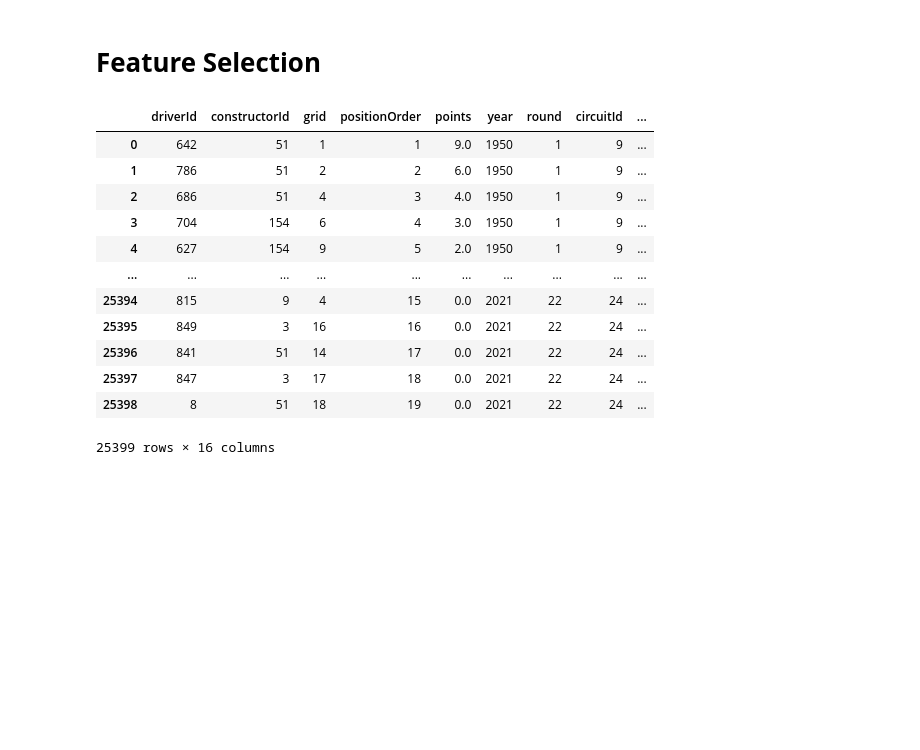
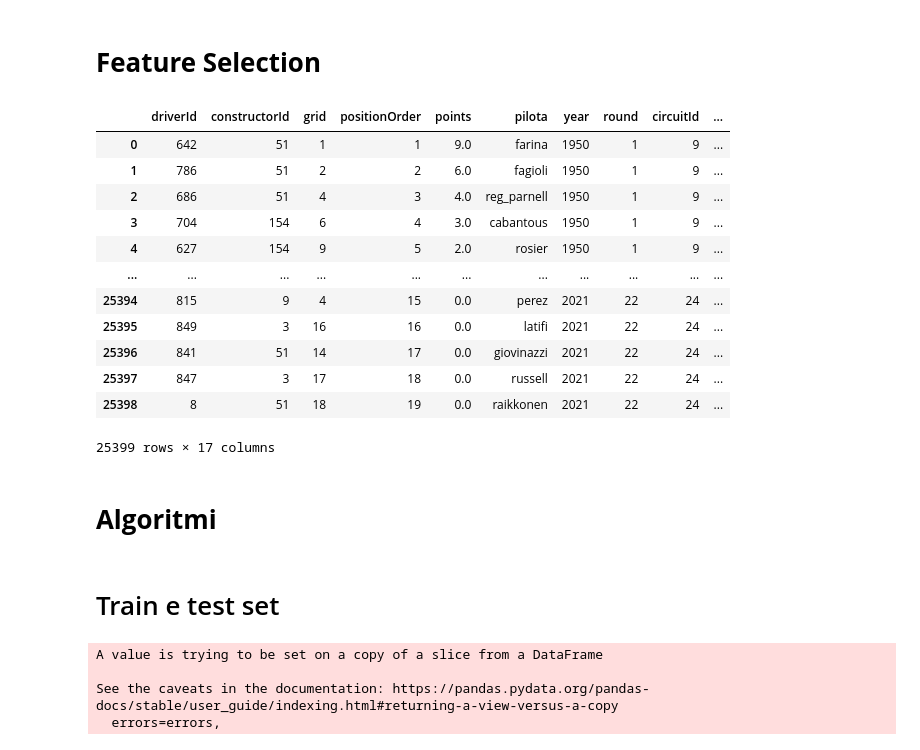
Before and after one commit to giorgio-angelo-esposito/F1WP, a Jupyter notebook: F1WP.ipynb, the cells around one changed output. Cells and saved outputs as stored; diff of their text form; code cells hidden in the pictures; blank space fills up the shorter version.

Commit message:
Aggiornamento notebook
Inseriti algoritmi di machine learning e sezione per la demo da mostrare all'esame

```diff
--- a/F1WP.ipynb
+++ b/F1WP.ipynb
@@ -1219,45 +1219,47 @@ F1WP.shape
 F1WP = pd.merge(F1WP,races,on='raceId')
 F1WP.drop(columns=['name','date','time','url'],inplace=True)
 F1WP.shape
 
 
 F1WP = pd.merge(F1WP,df1,on=['driverId','raceId'],how = 'left')
-F1WP.drop(columns=['driverRef_x','driverRef_y'],inplace=True)
+F1WP.drop(columns=['driverRef_y'],inplace=True)
+F1WP.rename({'driverRef_x':'pilota'},axis = 1,inplace=True)
 F1WP
 
 F1WP = pd.merge(F1WP,df2,on=['constructorId','raceId'],how = 'left')
 F1WP.drop(columns=['constructorRef_x','constructorRef_y'],inplace=True)
 F1WP.fillna(0, inplace=True)
 
 F1WP.sort_values(['year','round','positionOrder'],inplace = True)
 
 F1WP['incidenti_pilota'] = 0 #numero di incidenti che il pilota ha fatto dall'inizio della carriere
 F1WP['incidenti_circuito'] = 0 #numero di incidenti di un pilota sui vari circuiti
 F1WP['vincitori_dalla_pole'] = 0 #numero di vittorie dalla pole del pilota
 F1WP['vincitori_NON_dalla_pole'] = 0 #numero di vittorie non dalla pole del pilota
 
 F1WP = calcola_numero_incidenti_pilota(F1WP) #calcoliamo il numero di incidenti del pilota
 for driver in F1WP['driverId'].unique(): #per ogni pilota:
   F1WP = calcola_numero_incidenti_circuito(F1WP,driver) #calcoliamo il numero di incidenti sui vari circuiti
   F1WP = calcola_numero_vincitori_dalla_pole(F1WP,driver) #calcoliamo il numero di vittorie dalla pole per ogni circuito
   F1WP = calcola_numero_vincitori_NON_dalla_pole(F1WP,driver) #calcoliamo il numero di vittorie NON dalla pole per ogni circuito
 
 F1WP.drop(columns= ['resultId','statusId','raceId'],inplace = True)
 F1WP.reset_index(inplace = True)
 F1WP.drop(columns='index',inplace = True)
 F1WP.to_csv('F1WP.csv',index = False)
-F1WP
 # %% [output]
-|  | driverId | constructorId | grid | positionOrder | points | year | round | circuitId | ... |
-| 0 | 642 | 51 | 1 | 1 | 9.0 | 1950 | 1 | 9 | ... |
-| 1 | 786 | 51 | 2 | 2 | 6.0 | 1950 | 1 | 9 | ... |
-| 2 | 686 | 51 | 4 | 3 | 4.0 | 1950 | 1 | 9 | ... |
-| 3 | 704 | 154 | 6 | 4 | 3.0 | 1950 | 1 | 9 | ... |
-| 4 | 627 | 154 | 9 | 5 | 2.0 | 1950 | 1 | 9 | ... |
-| ... | ... | ... | ... | ... | ... | ... | ... | ... | ... |
-| 25394 | 815 | 9 | 4 | 15 | 0.0 | 2021 | 22 | 24 | ... |
-| 25395 | 849 | 3 | 16 | 16 | 0.0 | 2021 | 22 | 24 | ... |
-| 25396 | 841 | 51 | 14 | 17 | 0.0 | 2021 | 22 | 24 | ... |
-| 25397 | 847 | 3 | 17 | 18 | 0.0 | 2021 | 22 | 24 | ... |
-| 25398 | 8 | 51 | 18 | 19 | 0.0 | 2021 | 22 | 24 | ... |
+|  | driverId | constructorId | grid | positionOrder | points | pilota | year | round | circuitId | ... |
+| 0 | 642 | 51 | 1 | 1 | 9.0 | farina | 1950 | 1 | 9 | ... |
+| 1 | 786 | 51 | 2 | 2 | 6.0 | fagioli | 1950 | 1 | 9 | ... |
+| 2 | 686 | 51 | 4 | 3 | 4.0 | reg_parnell | 1950 | 1 | 9 | ... |
+| 3 | 704 | 154 | 6 | 4 | 3.0 | cabantous | 1950 | 1 | 9 | ... |
+| 4 | 627 | 154 | 9 | 5 | 2.0 | rosier | 1950 | 1 | 9 | ... |
+| ... | ... | ... | ... | ... | ... | ... | ... | ... | ... | ... |
+| 25394 | 815 | 9 | 4 | 15 | 0.0 | perez | 2021 | 22 | 24 | ... |
+| 25395 | 849 | 3 | 16 | 16 | 0.0 | latifi | 2021 | 22 | 24 | ... |
+| 25396 | 841 | 51 | 14 | 17 | 0.0 | giovinazzi | 2021 | 22 | 24 | ... |
+| 25397 | 847 | 3 | 17 | 18 | 0.0 | russell | 2021 | 22 | 24 | ... |
+| 25398 | 8 | 51 | 18 | 19 | 0.0 | raikkonen | 2021 | 22 | 24 | ... |
-25399 rows × 16 columns
+25399 rows × 17 columns
+# %% [markdown]
+# **Algoritmi**
@@ -1263,0 +1277,47 @@ F1WP
+# %% [markdown]
+# Train e test set
+# %%
+F1WP_copy = F1WP.copy()
+
+#creiamo train e test set per la regressione e classificazione
+F1WP_test_reg = F1WP_copy[F1WP_copy['year'] == 2020]
+F1WP_train_reg = F1WP_copy[F1WP_copy['year'] < 2019]
+F1WP_test_class = F1WP_copy[F1WP_copy['year'] == 2020]
+F1WP_train_class = F1WP_copy[F1WP_copy['year'] < 2019]
+
+#creazione del train set per la regressione
+F1WP_train_reg.drop(columns='pilota',inplace = True)
+Y_train_reg = F1WP_train_reg['positionOrder']
+F1WP_train_reg.drop(columns='positionOrder',inplace = True)
+X_train_reg = F1WP_train_reg.values
+
+#creazione del train set per la classificazione
+Y_train_class = F1WP_train_class['pilota']
+F1WP_train_class.drop(columns=['pilota','positionOrder'],inplace = True)
+X_train_class = F1WP_train_class.values
+
+
+
+
+#creazione del test set per la regressione
+F1WP_test_reg.drop(columns='pilota',inplace = True)
+Y_test_reg = F1WP_test_reg['positionOrder']
+F1WP_test_reg.drop(columns='positionOrder',inplace = True)
+X_test_reg = F1WP_test_reg.values
+
+#creazione del test set per la classificazione
+Y_test_class = F1WP_test_class['pilota']
+F1WP_test_class.drop(columns=['pilota','positionOrder'],inplace = True)
+X_test_class = F1WP_test_class.values
+
+selected = ""
+
+# print('X_train\n', X_train,'\n')
+# print('Y_train\n', Y_train,'\n')
+# print('X_test\n', X_test,'\n')
+# print('Y_test\n', Y_test,'\n')
+# %% [output]
+A value is trying to be set on a copy of a slice from a DataFrame
+
+See the caveats in the documentation: https://pandas.pydata.org/pandas-docs/stable/user_guide/indexing.html#returning-a-view-versus-a-copy
+  errors=errors,
```
Also changed, not shown: parts of 10 cells of this notebook.
